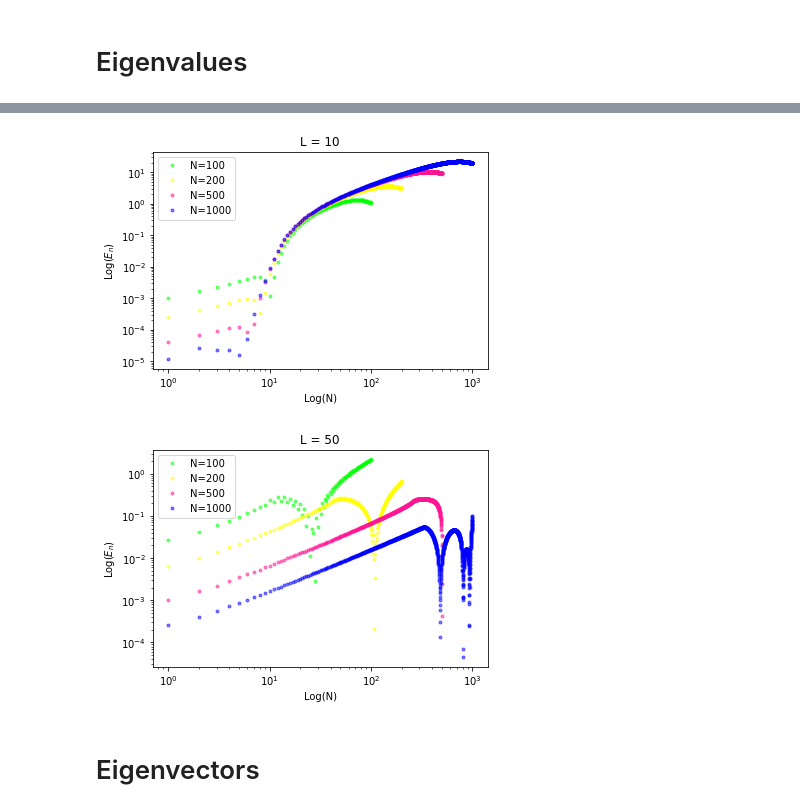
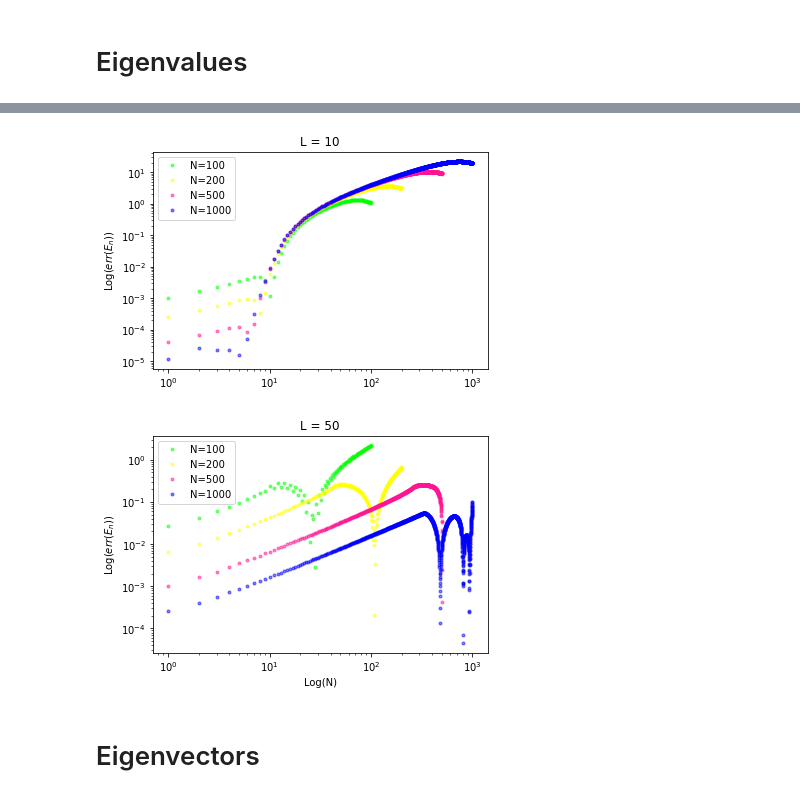
Before and after one commit to SaverioMonaco/QuantumComputingUniPD, a Jupyter notebook: 4/time_ind_schroed_eq/data_analysis.ipynb, the cells around one changed output, grey strips where cells are left out. Cells and saved outputs as stored; diff of their text form; code cells hidden in the pictures.

```diff
--- a/4/time_ind_schroed_eq/data_analysis.ipynb
+++ b/4/time_ind_schroed_eq/data_analysis.ipynb
@@ -55,7 +55,7 @@ def plot_eidiff_LNW(L,N,W,verbose=0):
 # %%
 prettycolor = ['lime', 'yellow', 'deeppink', 'blue']
 
-def plot_eival_Ns(L,Ns,W,verbose=0):
+def plot_eival_Ns(L,Ns,W,verbose=0, below=False):
     for i,N in enumerate(Ns):
         folder = 'L'+str(L)+'-N'+str(N)+'-W'+str(W)
         ! echo $L $N $W $folder $verbose | ./qho
@@ -70,14 +70,15 @@ def plot_eival_Ns(L,Ns,W,verbose=0):
     plt.plot(np.arange(1,100),QHO_Eigenvls_true(1,100,W),'--',color='red',label='Theoretical')
     plt.ylim(1,1000)
     plt.xlim(1,100)
-    plt.xlabel('Log(N)')
+    if below:
+        plt.xlabel('Log(N)')
     plt.ylabel(r'Log($E_n$)')
     plt.title('L = '+str(L))
     plt.legend()
 
     plt.savefig('imgs/eigenvalue_L'+str(L)+'.svg', format='svg')
 
-def plot_eidiff_Ns(L,Ns,W,verbose=0):
+def plot_eidiff_Ns(L,Ns,W,verbose=0, below=False):
     for i,N in enumerate(Ns):
         folder = 'L'+str(L)+'-N'+str(N)+'-W'+str(W)
         eispc = np.genfromtxt('./'+folder+'/eigenvalues.csv', delimiter='')
@@ -91,8 +92,9 @@ def plot_eidiff_Ns(L,Ns,W,verbose=0):
     plt.yscale('Log')
     #plt.ylim(1,1000)
     #plt.xlim(1,100)
-    plt.xlabel('Log(N)')
-    plt.ylabel(r'Log($E_n$)')
+    if below:
+        plt.xlabel('Log(N)')
+    plt.ylabel(r'Log($err(E_n)$)')
     plt.title('L = '+str(L))
     plt.legend()
 
@@ -166,12 +202,12 @@ Ns = [100,200,500,1000]
 L = 10
 plot_eidiff_Ns(L,Ns,W)
 # %% [output]
-[figure, old version]
+[figure, new version]
 # %%
 L = 50
-plot_eidiff_Ns(L,Ns,W)
+plot_eidiff_Ns(L,Ns,W,below=True)
 # %% [output]
-[figure, old version]
+[figure, new version]
 # %% [markdown]
 # Eigenvectors
 # %%
```
Also changed, not shown: parts of 2 cells of this notebook, 4 other files.
